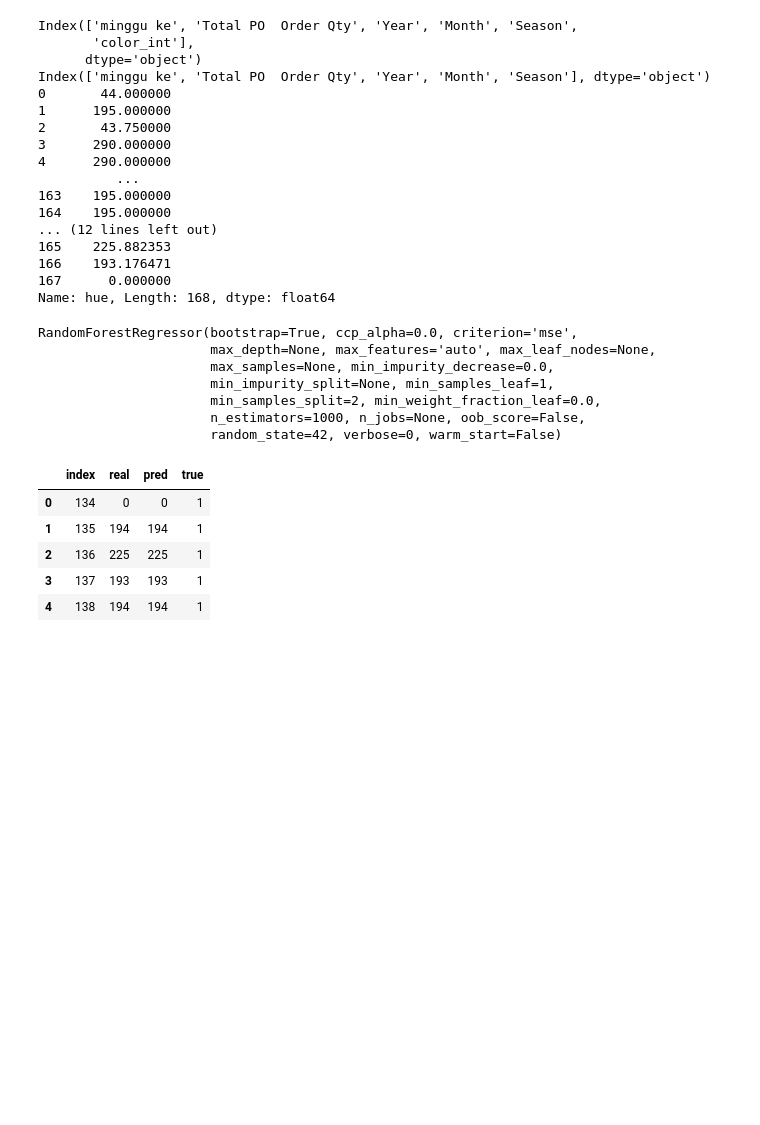
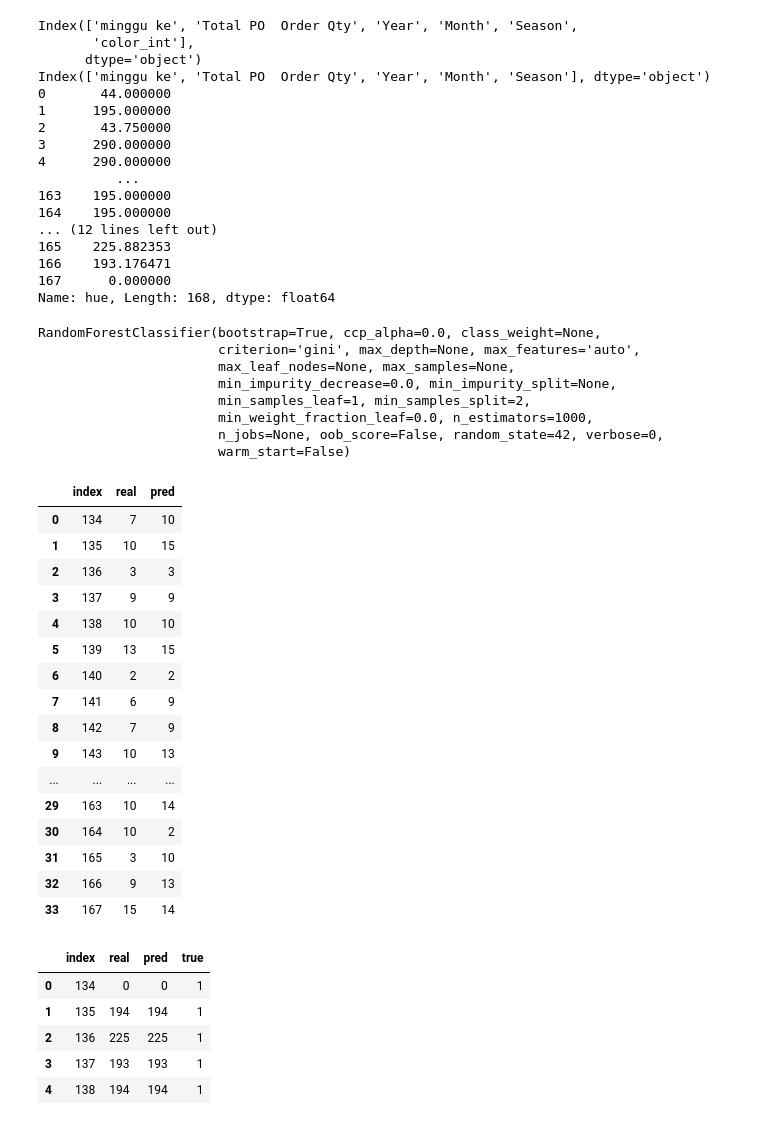
Before and after one commit to geadalfa/PrediksiWarna, a Jupyter notebook: Random_Forest_Model.ipynb, the cells around one changed output. Drawn from its saved outputs; the diff is of its cells as text; code cells hidden in the pictures; blank space fills up the shorter version.

```diff
--- a/Random_Forest_Model.ipynb
+++ b/Random_Forest_Model.ipynb
@@ -445,24 +445,51 @@ X_train, X_test, y_train, y_test = train_test_split(X, y, test_size = 0.2, shuff
 X_train2, X_test2, y_train2, y_test2 = train_test_split(X2, y2, test_size = 0.2, shuffle=False)
 # %%
 from sklearn.ensemble import RandomForestRegressor
+from sklearn.ensemble import RandomForestClassifier
 # Instantiate model with 1000 decision trees
 rf = RandomForestRegressor(n_estimators = 1000, random_state = 42)
-rf2 = RandomForestRegressor(n_estimators = 1000, random_state = 42)
+rf2 = RandomForestClassifier(n_estimators = 1000, random_state = 42)
 # Train the model on training data
 rf.fit(X_train, y_train)
+rf2.fit(X_train2, y_train2)
 # %% [output]
-RandomForestRegressor(bootstrap=True, ccp_alpha=0.0, criterion='mse',
-                      max_depth=None, max_features='auto', max_leaf_nodes=None,
-                      max_samples=None, min_impurity_decrease=0.0,
-                      min_impurity_split=None, min_samples_leaf=1,
-                      min_samples_split=2, min_weight_fraction_leaf=0.0,
-                      n_estimators=1000, n_jobs=None, oob_score=False,
-                      random_state=42, verbose=0, warm_start=False)
+RandomForestClassifier(bootstrap=True, ccp_alpha=0.0, class_weight=None,
+                       criterion='gini', max_depth=None, max_features='auto',
+                       max_leaf_nodes=None, max_samples=None,
+                       min_impurity_decrease=0.0, min_impurity_split=None,
+                       min_samples_leaf=1, min_samples_split=2,
+                       min_weight_fraction_leaf=0.0, n_estimators=1000,
+                       n_jobs=None, oob_score=False, random_state=42, verbose=0,
+                       warm_start=False)
 # %%
 predictions = rf.predict(X_test)
+predictions2 = rf2.predict(X_test2)
 # %%
 hasil = pd.DataFrame({'real' : y_test, 'pred' : predictions})
 hasil = hasil.reset_index()
+
+hasil2 = pd.DataFrame({'real' : y_test2, 'pred' : predictions2})
+hasil2 = hasil2.reset_index()
+# %%
+hasil2
+# %% [output]
+|  | index | real | pred |
+| 0 | 134 | 7 | 10 |
+| 1 | 135 | 10 | 15 |
+| 2 | 136 | 3 | 3 |
+| 3 | 137 | 9 | 9 |
+| 4 | 138 | 10 | 10 |
+| 5 | 139 | 13 | 15 |
+| 6 | 140 | 2 | 2 |
+| 7 | 141 | 6 | 9 |
+| 8 | 142 | 7 | 9 |
+| 9 | 143 | 10 | 13 |
+| ... | ... | ... | ... |
+| 29 | 163 | 10 | 14 |
+| 30 | 164 | 10 | 2 |
+| 31 | 165 | 3 | 10 |
+| 32 | 166 | 9 | 13 |
+| 33 | 167 | 15 | 14 |
 # %%
 hasil['pred'] = hasil['pred'].astype(int)
 hasil['real'] = hasil['real'].astype(int)
```
